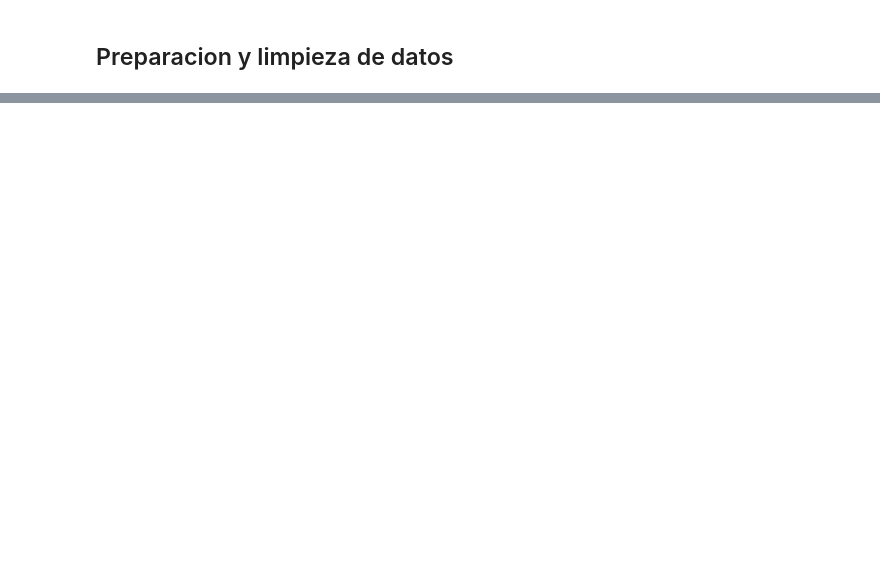
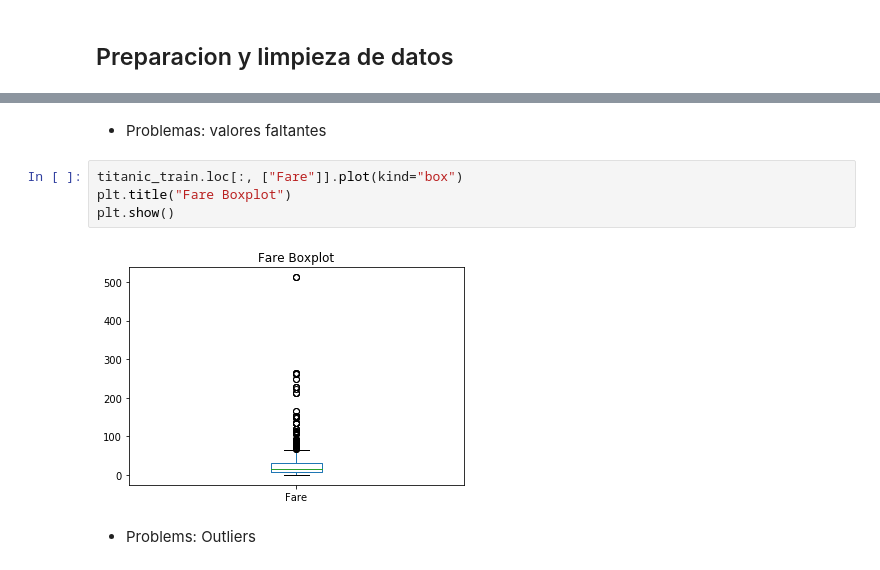
Before and after one commit to mrHyde90/DataScienceCourse, a Jupyter notebook: Pandas.ipynb, the cells around one changed output, grey strips where cells are left out. Drawn from its saved outputs; the diff is of its cells as text; blank space fills up the shorter version.

```diff
--- a/Pandas.ipynb
+++ b/Pandas.ipynb
@@ -649,0 +675,10 @@ titanic_train[titanic_train["Age"] > 70]
+# %% [markdown]
+* Problemas: valores faltantes
+# %%
+titanic_train.loc[:, ["Fare"]].plot(kind="box")
+plt.title("Fare Boxplot")
+plt.show()
+# %% [output]
+[figure, added]
+# %% [markdown]
+* Problems: Outliers
```
Also changed, not shown: parts of 15 cells of this notebook.
